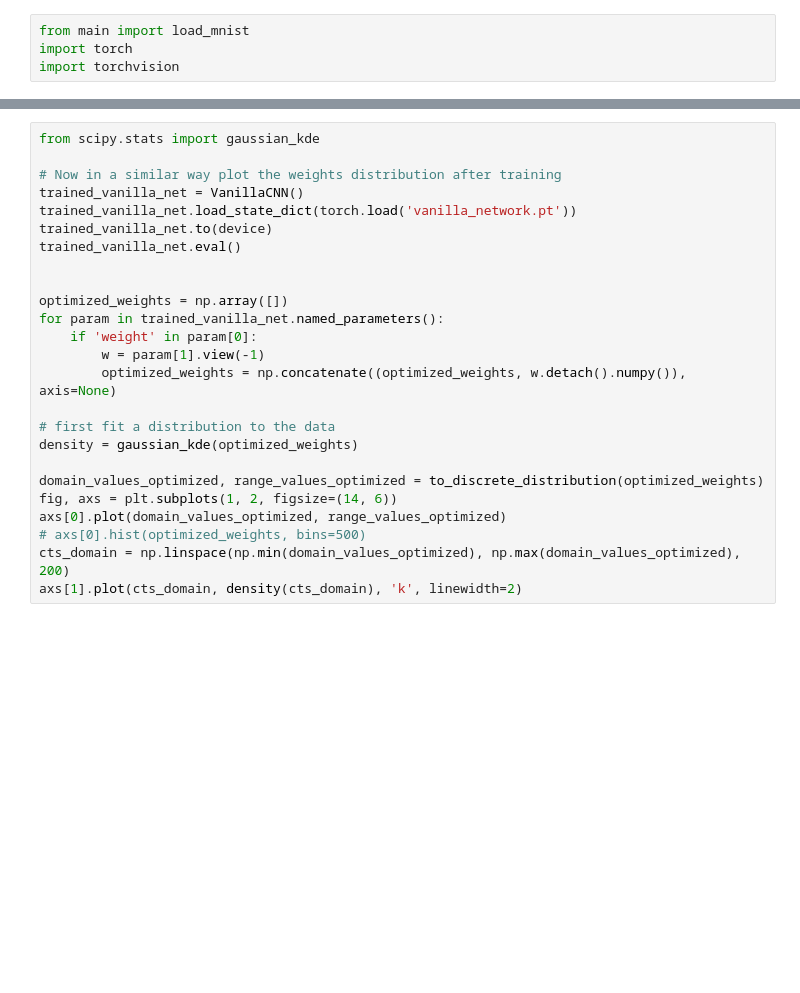
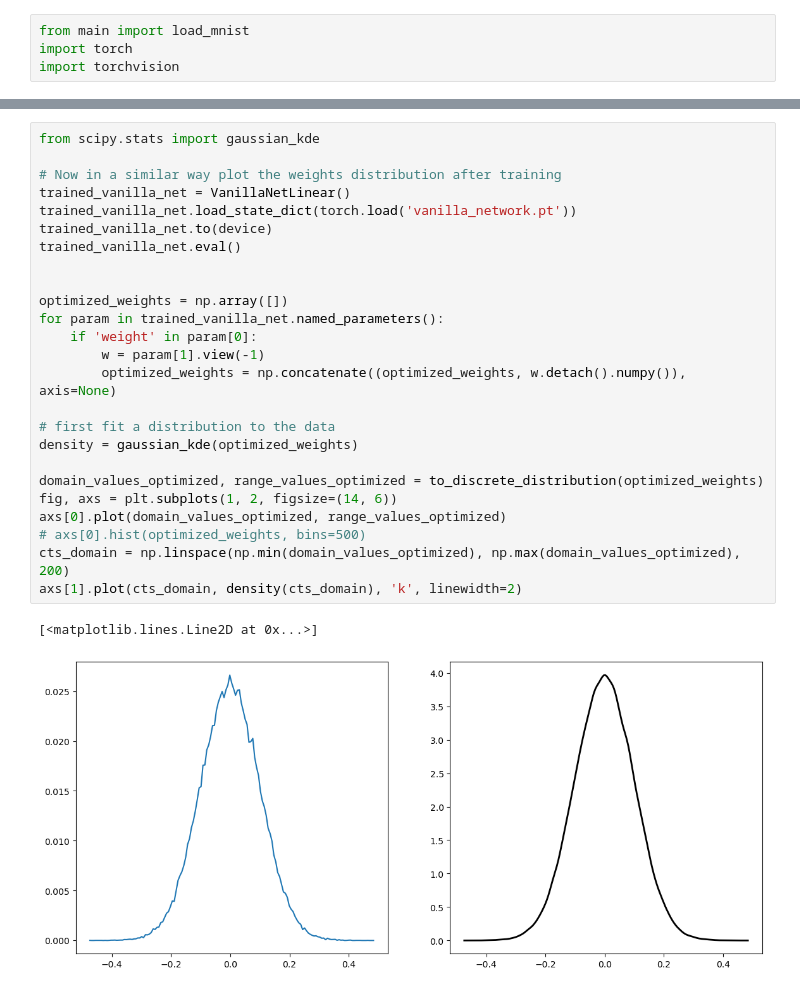
Before and after one commit to Mihneaghitu/RobustnessPrivacyTradeoffInBNNs, a Jupyter notebook: playground.ipynb, the cells around one changed output, grey strips where cells are left out. Saved outputs shown, nothing was run; the diff lists cells and outputs as text; blank space fills up the shorter version.

```diff
--- a/playground.ipynb
+++ b/playground.ipynb
@@ -39,28 +43,31 @@ axs[1].set_title('Custom weights')
 # %%
 from scipy.stats import gaussian_kde
 
 # Now in a similar way plot the weights distribution after training
-trained_vanilla_net = VanillaCNN()
+trained_vanilla_net = VanillaNetLinear()
 trained_vanilla_net.load_state_dict(torch.load('vanilla_network.pt'))
 trained_vanilla_net.to(device)
 trained_vanilla_net.eval()
 
 
 optimized_weights = np.array([])
 for param in trained_vanilla_net.named_parameters():
     if 'weight' in param[0]:
         w = param[1].view(-1)
         optimized_weights = np.concatenate((optimized_weights, w.detach().numpy()), axis=None)
 
 # first fit a distribution to the data
 density = gaussian_kde(optimized_weights)
 
 domain_values_optimized, range_values_optimized = to_discrete_distribution(optimized_weights)
 fig, axs = plt.subplots(1, 2, figsize=(14, 6))
 axs[0].plot(domain_values_optimized, range_values_optimized)
 # axs[0].hist(optimized_weights, bins=500)
 cts_domain = np.linspace(np.min(domain_values_optimized), np.max(domain_values_optimized), 200)
 axs[1].plot(cts_domain, density(cts_domain), 'k', linewidth=2)
+# %% [output]
+[<matplotlib.lines.Line2D at 0x...>]
+[figure, added]
 # %%
 import probabilistic.models as models
 import probabilistic.hamiltonian as ham
```
Also changed, not shown: parts of 7 cells of this notebook, 8 other files.
